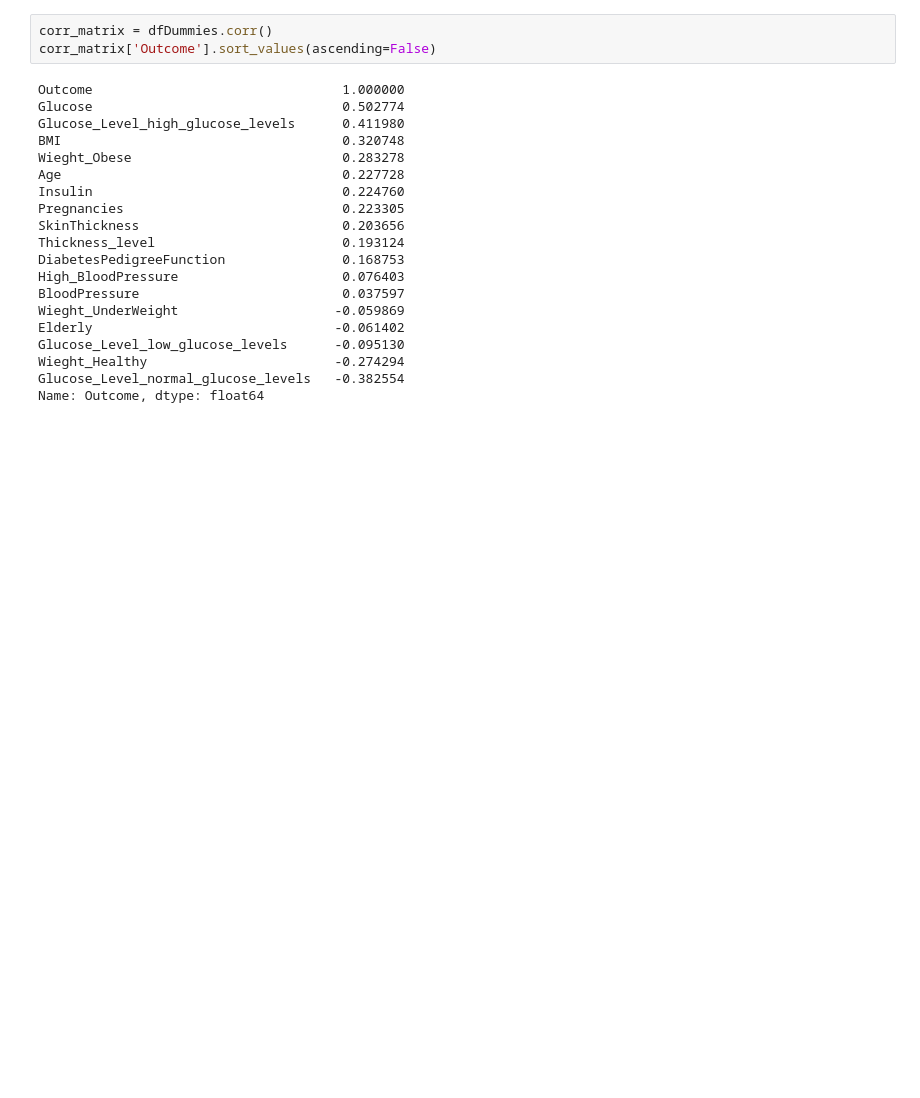
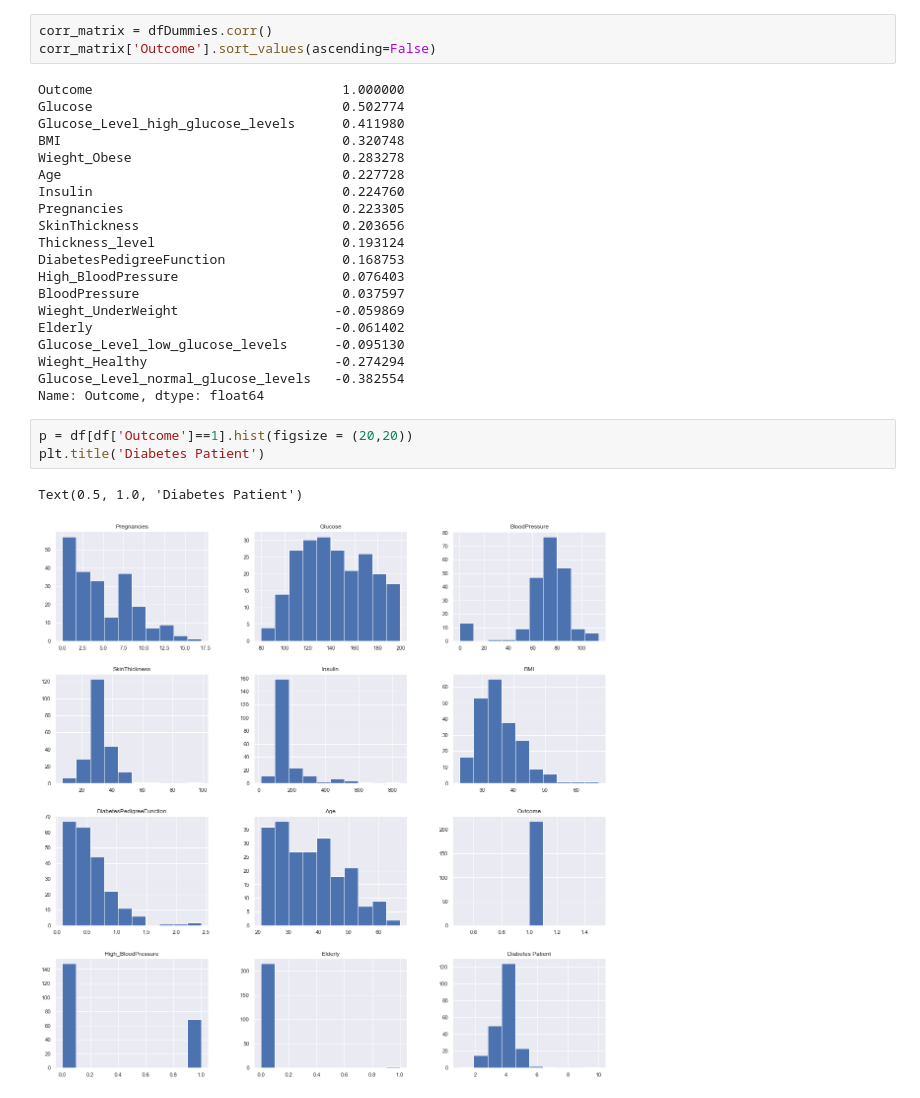
Before and after one commit to Aviost111/Diabetes_Predictions, a Jupyter notebook: Visualization.ipynb, the cells around one changed output. Drawn from its saved outputs; the diff is of its cells as text; blank space fills up the shorter version.

```diff
--- a/Visualization.ipynb
+++ b/Visualization.ipynb
@@ -160,3 +169,9 @@ Glucose_Level_low_glucose_levels      -0.095130
 Wieght_Healthy                        -0.274294
 Glucose_Level_normal_glucose_levels   -0.382554
 Name: Outcome, dtype: float64
+# %%
+p = df[df['Outcome']==1].hist(figsize = (20,20))
+plt.title('Diabetes Patient')
+# %% [output]
+Text(0.5, 1.0, 'Diabetes Patient')
+[figure, added]
```
Also changed, not shown: parts of 19 cells of this notebook, 3 other files.
